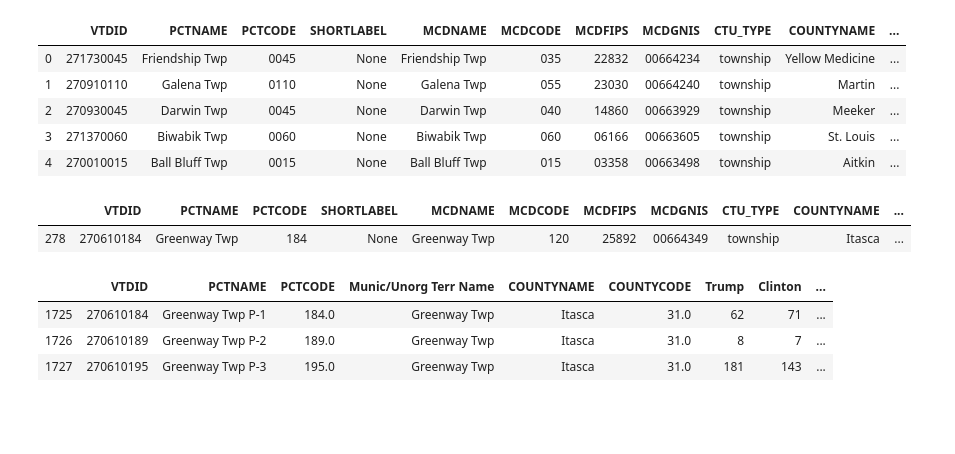
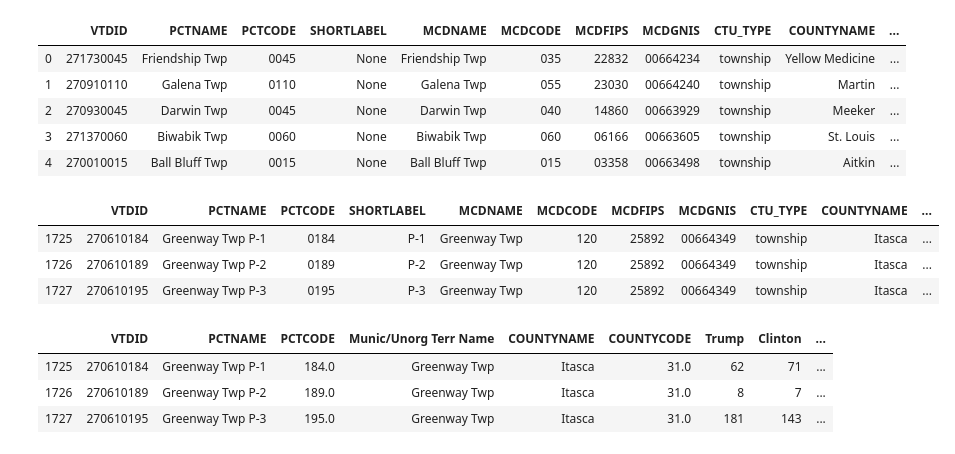
Before and after one commit to VallieTracy/Pres-Election-Partisan-Breakdown, a Jupyter notebook: precinctsVallie.ipynb, the cells around one changed output. Cells and saved outputs as stored; diff of their text form; code cells hidden in the pictures; blank space fills up the shorter version.

```diff
--- a/precinctsVallie.ipynb
+++ b/precinctsVallie.ipynb
@@ -39,12 +39,14 @@ prec_shp = prec_shp[['VTDID', 'precinct', 'PCTCODE', 'county_fips', 'geometry']]
 prec_shp
 # %%
 #looking = prec_shp([prec_shp['precinct'] == prec_shp[prec_shp['precinct'].str.contains('Cros')]])
-prec_shp[prec_shp['PCTNAME'].str.contains('Greenway')]
+prec_shp_test[prec_shp_test['PCTNAME'].str.contains('Greenway')]
 #looking
 #d[d['Text'].str.contains('AWAIT')]
 # %% [output]
 |  | VTDID | PCTNAME | PCTCODE | SHORTLABEL | MCDNAME | MCDCODE | MCDFIPS | MCDGNIS | CTU_TYPE | COUNTYNAME | ... |
-| 278 | 270610184 | Greenway Twp | 184 | None | Greenway Twp | 120 | 25892 | 00664349 | township | Itasca | ... |
+| 1725 | 270610184 | Greenway Twp P-1 | 0184 | P-1 | Greenway Twp | 120 | 25892 | 00664349 | township | Itasca | ... |
+| 1726 | 270610189 | Greenway Twp P-2 | 0189 | P-2 | Greenway Twp | 120 | 25892 | 00664349 | township | Itasca | ... |
+| 1727 | 270610195 | Greenway Twp P-3 | 0195 | P-3 | Greenway Twp | 120 | 25892 | 00664349 | township | Itasca | ... |
 # %%
 prec_df[prec_df['PCTNAME'].str.contains('Greenway')]
 # %% [output]
```
Also changed, not shown: parts of 2 cells of this notebook, 5 other files.
